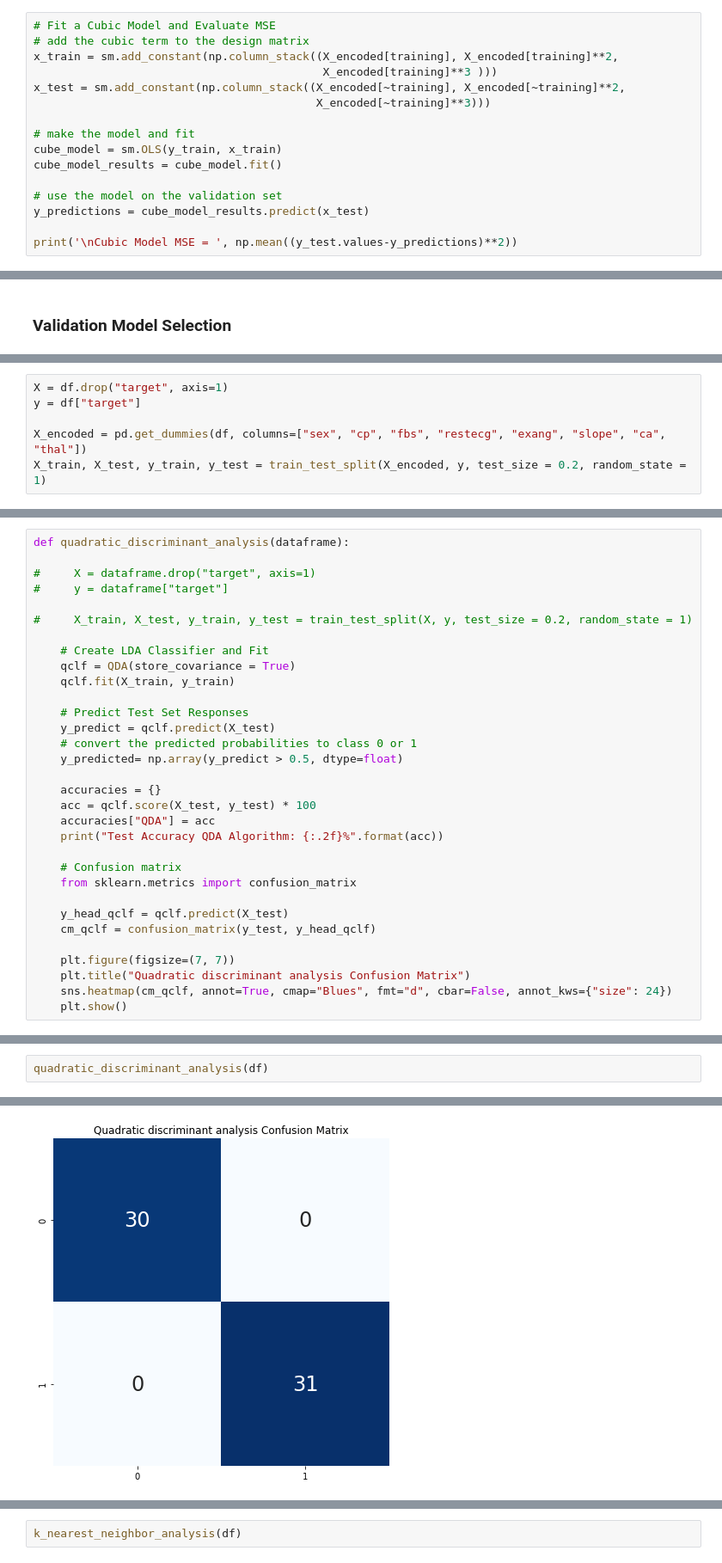
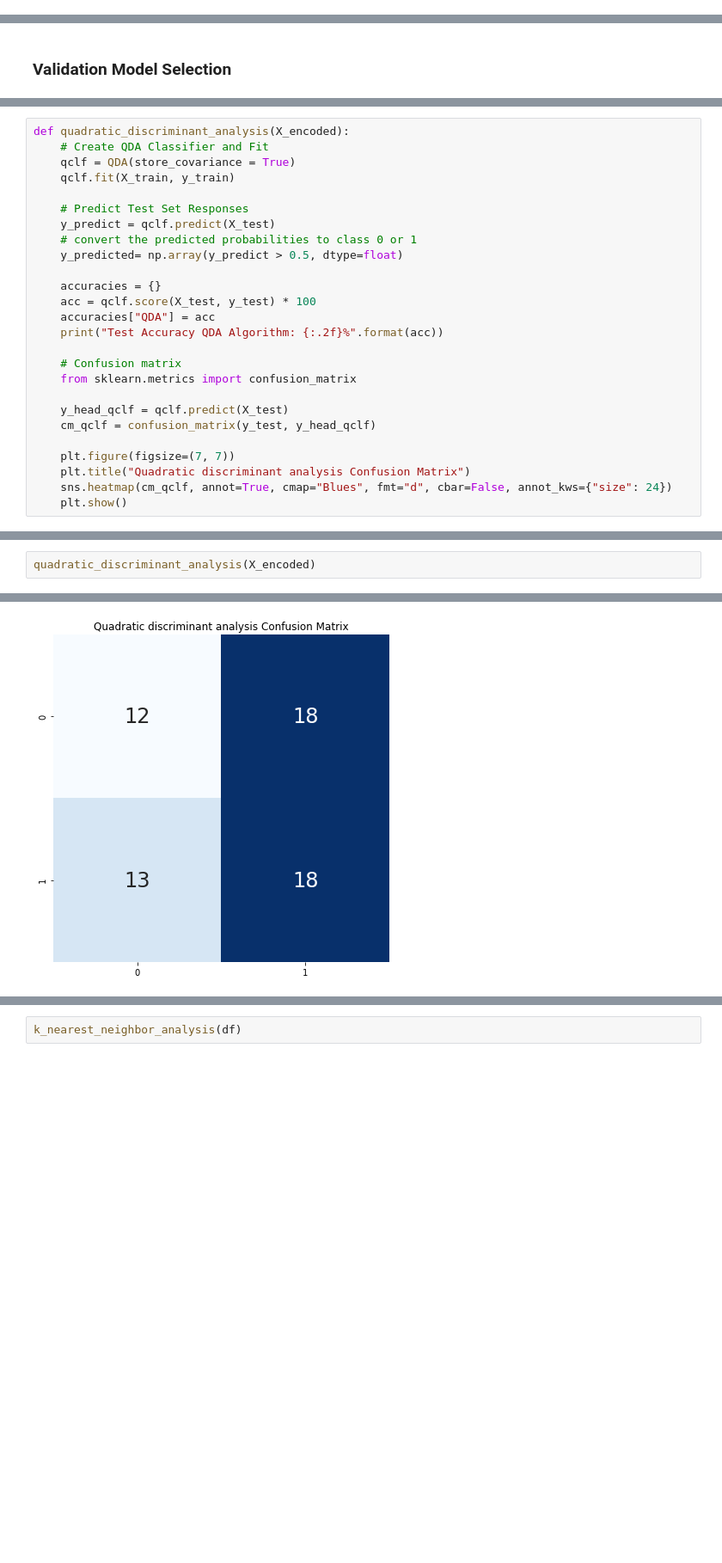
Before and after one commit to trs96/MLDA, a Jupyter notebook: Project.ipynb, the cells around one changed output, grey strips where cells are left out. Shown at 86% size. Drawn from its saved outputs; the diff is of its cells as text; blank space fills up the shorter version.

```diff
--- a/Project.ipynb
+++ b/Project.ipynb
@@ -583,16 +395,0 @@ Quadratic Model MSE =  4.993607720275545e-23
-# %%
-# Fit a Cubic Model and Evaluate MSE
-# add the cubic term to the design matrix
-x_train = sm.add_constant(np.column_stack((X_encoded[training], X_encoded[training]**2,
-                                           X_encoded[training]**3 )))
-x_test = sm.add_constant(np.column_stack((X_encoded[~training], X_encoded[~training]**2,
-                                          X_encoded[~training]**3)))
-
-# make the model and fit
-cube_model = sm.OLS(y_train, x_train)
-cube_model_results = cube_model.fit()
-
-# use the model on the validation set
-y_predictions = cube_model_results.predict(x_test)
-
-print('\nCubic Model MSE = ', np.mean((y_test.values-y_predictions)**2))
@@ -1036,6 +1000,0 @@ plt.show()
-# %%
-X = df.drop("target", axis=1)
-y = df["target"]
-
-X_encoded = pd.get_dummies(df, columns=["sex", "cp", "fbs", "restecg", "exang", "slope", "ca", "thal"])
-X_train, X_test, y_train, y_test = train_test_split(X_encoded, y, test_size = 0.2, random_state = 1)
@@ -1119,12 +1080,6 @@ Test Accuracy of LDA Algorithm: 80.33%
 # %%
-def quadratic_discriminant_analysis(dataframe):
-
-#     X = dataframe.drop("target", axis=1)
-#     y = dataframe["target"]
-
-#     X_train, X_test, y_train, y_test = train_test_split(X, y, test_size = 0.2, random_state = 1)
-
-    # Create LDA Classifier and Fit
+def quadratic_discriminant_analysis(X_encoded):
+    # Create QDA Classifier and Fit
     qclf = QDA(store_covariance = True)
     qclf.fit(X_train, y_train)
 
@@ -1151,3 +1108,3 @@ def quadratic_discriminant_analysis(dataframe):
 # %%
-quadratic_discriminant_analysis(df)
+quadratic_discriminant_analysis(X_encoded)
 # %% [output]
@@ -1155 +1112 @@ Test Accuracy QDA Algorithm: 100.00%
-[figure, old version]
+[figure, new version]
```
Also changed, not shown: parts of 93 cells of this notebook.
